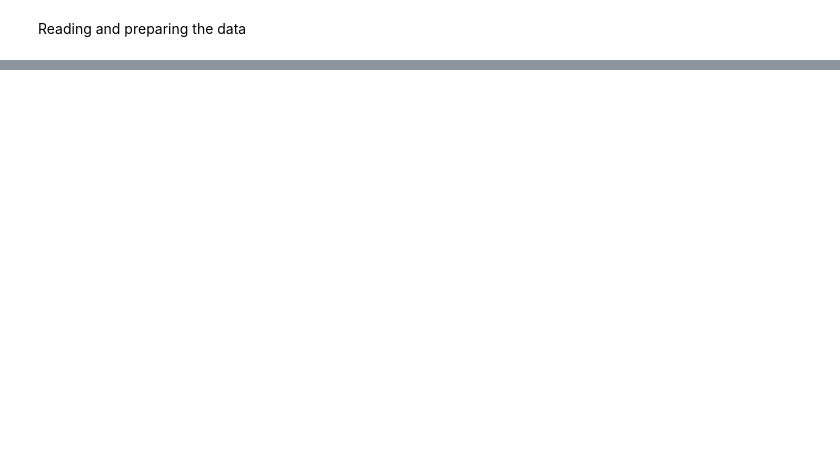
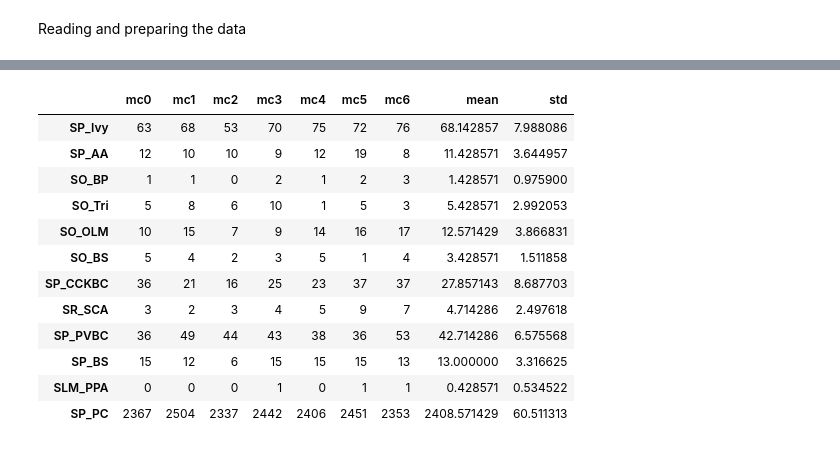
Before and after one commit to BlueBrain/MOOC-hippocampus-network-simulation-2019, a Jupyter notebook: notebooks/density_analysis.ipynb, the cells around one changed output, grey strips where cells are left out. Saved outputs shown, nothing was run; the diff lists cells and outputs as text; code cells hidden in the pictures; blank space fills up the shorter version.

```diff
--- a/notebooks/density_analysis.ipynb
+++ b/notebooks/density_analysis.ipynb
@@ -162,0 +76,26 @@ Here we ...
+# %%
+for column in O1_columns:
+    column_name = column["acronym"]
+
+    # retrieve the acronyms and the labels for all brain regions in the corresponding column
+    acronyms_labels = [(region['acronym'], region['id']) for region in column["children"]]
+    # Get the labels from the brain region atlas corresponding to the current column
+    column_labels = [acronym_label[1] for acronym_label in acronyms_labels]
+
+    # cell gids in the current column
+    region_str_regex = '{};.*'.format(column_name)
+    column_gids = circuit.nodes.ids({Cell.REGION: {'$regex': region_str_regex}})
+
+    # compute density
+    column_density = len(column_gids)/region_volume(br_data, br_metadata, column_labels)
+
+    # fill the data frame
+    df.loc["CA1"][column_name] = column_density
+
+    for acronym, label in acronyms_labels:
+        # get the gids for the current region
+        region_gids = circuit.nodes.ids({Cell.REGION: acronym})
+        # compute the density of the region
+        region_density = len(region_gids)/ region_volume(br_data, br_metadata, label)
+        # fill the dataframe
+        df.loc[acronym.split(";")[-1]][column_name] = region_density
@@ -162,0 +132,10 @@ Here we ...
+# %%
+# initialize table where to store the results
+composition = pd.DataFrame(index=mtypes, columns=O1_column_names)
+
+# calculate the number of cells
+for column in O1_columns:
+    column_acronym = column["acronym"]
+    region_str_regex = '{};.*'.format(column_acronym)
+    for mtype in mtypes:
+        composition[column_acronym][mtype] = circuit.nodes.count({Cell.MTYPE: mtype, Cell.REGION: {'$regex': region_str_regex}})
@@ -162,0 +158,21 @@ Here we ...
+# %%
+# calculate mean and standard deviation
+means = composition.mean(axis=1)
+stds = composition.std(axis=1)
+composition['mean'] = means
+composition['std'] = stds
+composition
+# %% [output]
+|  | mc0 | mc1 | mc2 | mc3 | mc4 | mc5 | mc6 | mean | std |
+| SP_Ivy | 63 | 68 | 53 | 70 | 75 | 72 | 76 | 68.142857 | 7.988086 |
+| SP_AA | 12 | 10 | 10 | 9 | 12 | 19 | 8 | 11.428571 | 3.644957 |
+| SO_BP | 1 | 1 | 0 | 2 | 1 | 2 | 3 | 1.428571 | 0.975900 |
+| SO_Tri | 5 | 8 | 6 | 10 | 1 | 5 | 3 | 5.428571 | 2.992053 |
+| SO_OLM | 10 | 15 | 7 | 9 | 14 | 16 | 17 | 12.571429 | 3.866831 |
+| SO_BS | 5 | 4 | 2 | 3 | 5 | 1 | 4 | 3.428571 | 1.511858 |
+| SP_CCKBC | 36 | 21 | 16 | 25 | 23 | 37 | 37 | 27.857143 | 8.687703 |
+| SR_SCA | 3 | 2 | 3 | 4 | 5 | 9 | 7 | 4.714286 | 2.497618 |
+| SP_PVBC | 36 | 49 | 44 | 43 | 38 | 36 | 53 | 42.714286 | 6.575568 |
+| SP_BS | 15 | 12 | 6 | 15 | 15 | 15 | 13 | 13.000000 | 3.316625 |
+| SLM_PPA | 0 | 0 | 0 | 1 | 0 | 1 | 1 | 0.428571 | 0.534522 |
+| SP_PC | 2367 | 2504 | 2337 | 2442 | 2406 | 2451 | 2353 | 2408.571429 | 60.511313 |
```
Also changed, not shown: parts of 42 cells of this notebook, 6 other files.
